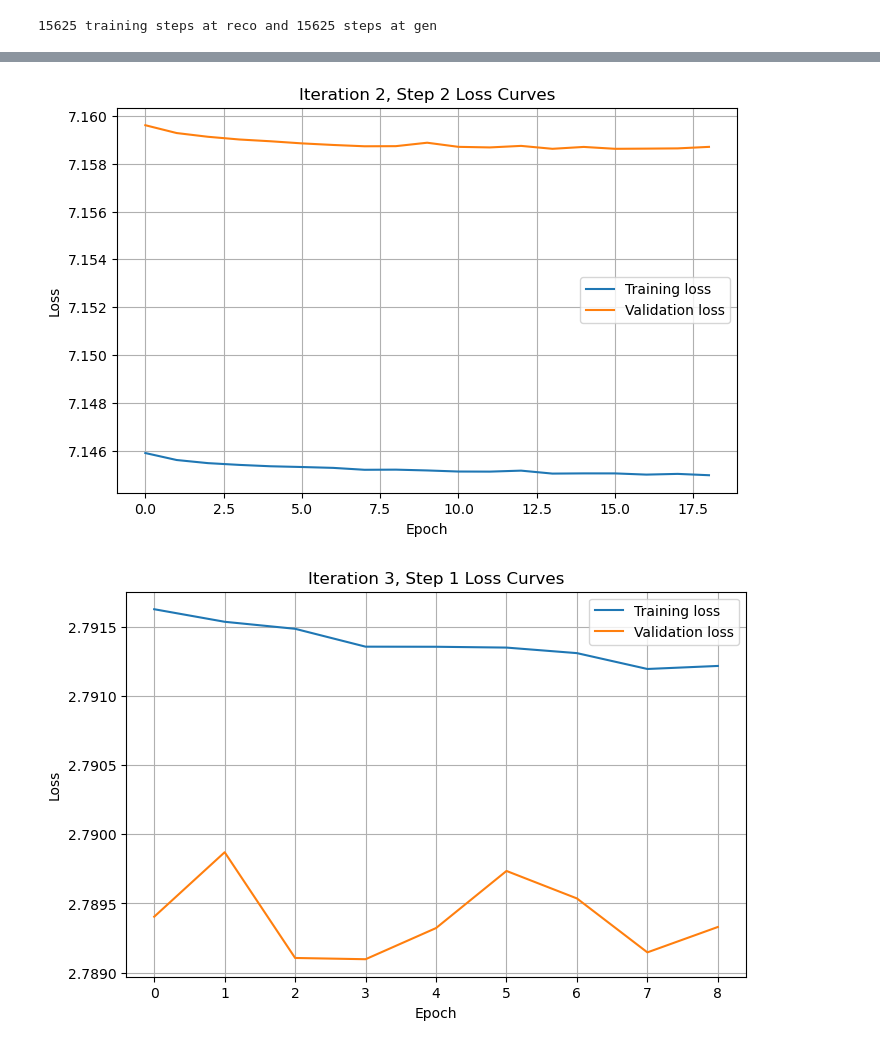
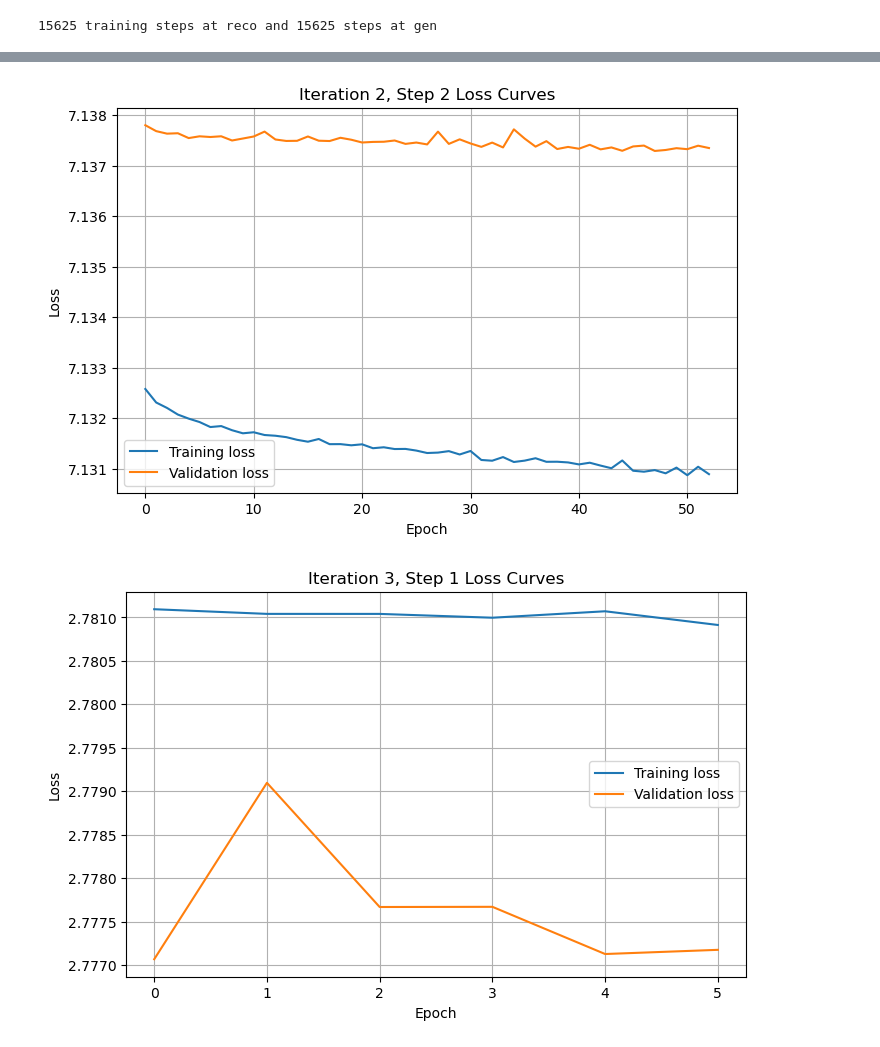
Before and after one commit to josefmurnauer/omnifold, a Jupyter notebook: closure-ttbarvsWWbb.ipynb, the cells around one changed output, grey strips where cells are left out. Cells and saved outputs as stored; diff of their text form; code cells hidden in the pictures.

```diff
--- a/closure-ttbarvsWWbb.ipynb
+++ b/closure-ttbarvsWWbb.ipynb
@@ -460,11 +359,10 @@ np.save("/scratch/mjosef/Unfolding/omnifold/weights_pythia_ttbarvsHerwig_WWbb/un
 #unfolded_weights = np.load("/scratch/mjosef/Unfolding/omnifold/weights_pythia_ttbarvsHerwig_WWbb/unfolded_weights-linear.npy")
 # %%
 import pickle
-import os
 # Set these to your parameters
-weights_folder = '/scratch/mjosef/Unfolding/omnifold/weights_pythia_ttbarvsHerwig_WWbb'
-name = "closure_pythia_ttbarvsHerwig_WWbb-linear"
-niter = 3
+weights_folder = '/scratch/mjosef/Unfolding/omnifold/weights_pythia_ttbarvsHerwig_WWbb_12'
+name = "closure_pythia_ttbarvsHerwig_WWbb-linear_12"
+niter = 7
 n_ensemble = 1
 # Loop over iterations and steps
 for iteration in range(niter):
@@ -510,2 +408,2 @@ for iteration in range(niter):
-[figure, old version]
+[figure, new version]
-[figure, old version]
+[figure, new version]
```
Also changed, not shown: parts of 24 cells of this notebook.
